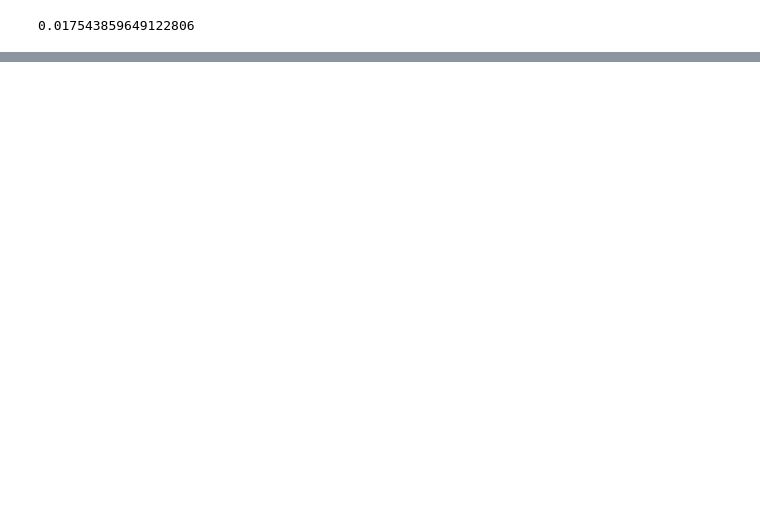
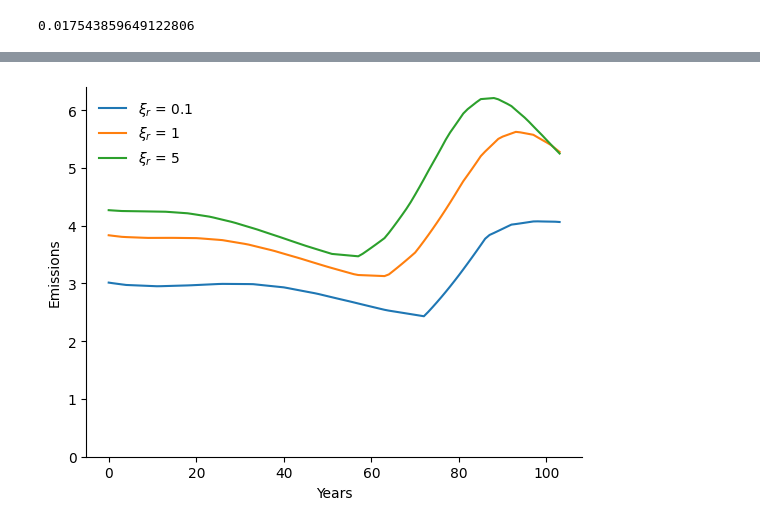
Before and after one commit to lphansen/ClimateUncertaintySpillover, a Jupyter notebook: notebook/plots.ipynb, the cells around one changed output, grey strips where cells are left out. Cells and saved outputs as stored; diff of their text form; code cells hidden in the pictures; blank space fills up the shorter version.

```diff
--- a/notebook/plots.ipynb
+++ b/notebook/plots.ipynb
@@ -759,0 +812,21 @@ simul_2,
+# %%
+lis = [1,2,5]
+simuls = [simul_1, simul_2, simul_5]
+logN = []
+sccs = []
+for i in range(len([1,2,5])):
+    yt = simuls[i]["y1t"]
+    et = simuls[i]["et"]
+    logN_i = γ1 * yt + γ2/2 * yt**2
+    scc_i = η * (α - i_over_k)*np.exp(Kt[:len(et)])/ (1 - η) / np.exp(logN_i) /et * 1000
+    logN.append(logN_i)
+    sccs.append(scc_i)
+# %%
+for i in range(3):
+    plt.plot(sccs[i], label="λ = {}".format(lis[i]))
+plt.legend()
+plt.xlabel("Years")
+plt.ylabel("SCC")
+plt.title("Pre jump SCC")
+# plt.savefig("scc_prejump")
+plt.show()
@@ -759,0 +866,4 @@ simul_2,
+# %%
+simul_1_old = pickle.load(open("simul_1_old", "rb"))
+simul_2_old = pickle.load(open("simul_2_old", "rb"))
+simul_5_old = pickle.load(open("simul_5_old", "rb"))
@@ -759,0 +886,18 @@ simul_2,
+# %%
+# ξ
+simuls = {}
+simuls[5] = pickle.load(open('../simul_1_5.0', 'rb'))
+simuls[0.1] = pickle.load(open('../simul_1_0.1', 'rb'))
+simuls[1] = pickle.load(open('../simul_1_1.0', "rb"))
+# %%
+for i in [0.1, 1, 5]:
+    plt.plot(simuls[i]['et'], label=r"$ξ_r$ = {}".format(i))
+plt.ylim()
+# plt.plot(simul_2['et'])
+plt.xlabel("Years")
+plt.ylabel("Emissions")
+plt.ylim(0)
+plt.legend()
+plt.show()
+# %% [output]
+[figure, added]
```
Also changed, not shown: parts of 41 cells of this notebook, 18 other files.
